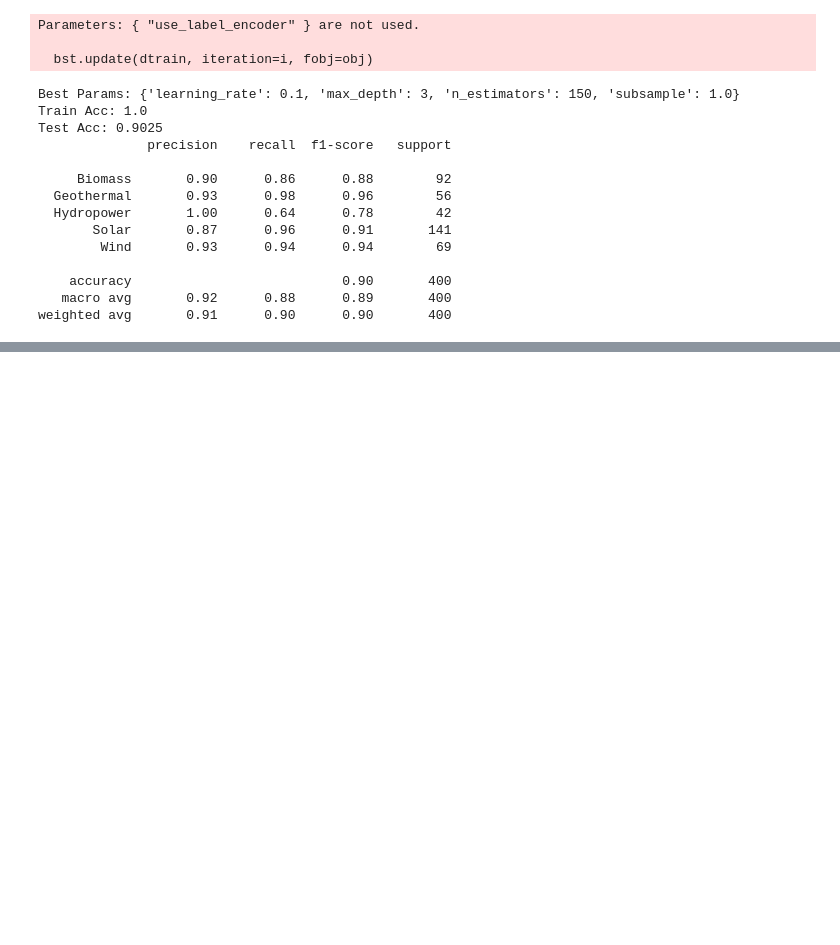
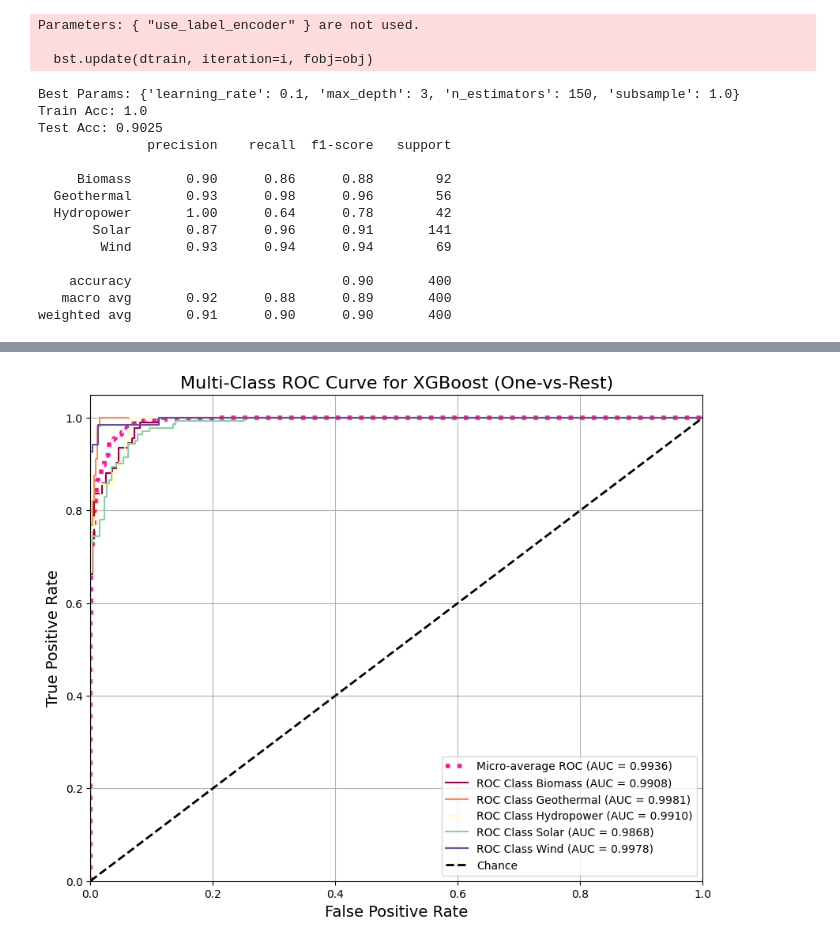
Before and after one commit to aayushi2812/Optimal-Renewable-Energy-Prediction, a Jupyter notebook: notebooks/Final_ML_models.ipynb, the cells around one changed output, grey strips where cells are left out. Cells and saved outputs as stored; diff of their text form; code cells hidden in the pictures; blank space fills up the shorter version.

```diff
--- a/notebooks/Final_ML_models.ipynb
+++ b/notebooks/Final_ML_models.ipynb
@@ -547,0 +575,54 @@ weighted avg       0.91      0.90      0.90       400
+# %%
+from sklearn.metrics import roc_curve, auc
+from sklearn.preprocessing import label_binarize
+import matplotlib.pyplot as plt
+import numpy as np
+
+# Assuming best_xgb_model is the fitted XGBClassifier
+# Binarize the output labels (required for multi-class ROC)
+y_test_binarized = label_binarize(y_test, classes=np.unique(y_train))
+n_classes = y_test_binarized.shape[1]
+
+# Predict probabilities
+y_proba = best_xgb_model.predict_proba(X_test_prepared)
+
+# Calculate ROC curve and AUC for each class (OvR)
+fpr = dict()
+tpr = dict()
+roc_auc = dict()
+
+for i in range(n_classes):
+    fpr[i], tpr[i], _ = roc_curve(y_test_binarized[:, i], y_proba[:, i])
+    roc_auc[i] = auc(fpr[i], tpr[i])
+
+# Calculate micro-average AUC
+fpr["micro"], tpr["micro"], _ = roc_curve(y_test_binarized.ravel(), y_proba.ravel())
+roc_auc["micro"] = auc(fpr["micro"], tpr["micro"])
+
+# Plotting
+plt.figure(figsize=(10, 8))
+
+# Plot micro-average
+plt.plot(fpr["micro"], tpr["micro"],
+         label=f'Micro-average ROC (AUC = {roc_auc["micro"]:.4f})',
+         color='deeppink', linestyle=':', linewidth=4)
+
+# Plot each class ROC
+target_names = le_target.inverse_transform(np.unique(y_test))
+colors = plt.cm.get_cmap('Spectral', n_classes) # Get distinct colors
+
+for i in range(n_classes):
+    plt.plot(fpr[i], tpr[i], color=colors(i),
+             label=f'ROC Class {target_names[i]} (AUC = {roc_auc[i]:.4f})')
+
+plt.plot([0, 1], [0, 1], 'k--', linewidth=2, label='Chance')
+plt.xlim([0.0, 1.0])
+plt.ylim([0.0, 1.05])
+plt.xlabel('False Positive Rate', fontsize=14)
+plt.ylabel('True Positive Rate', fontsize=14)
+plt.title('Multi-Class ROC Curve for XGBoost (One-vs-Rest)', fontsize=16)
+plt.legend(loc="lower right", fontsize=10)
+plt.grid(True)
+plt.show()
+# %% [output]
+[figure, added]
```
Also changed, not shown: parts of 3 cells of this notebook.
